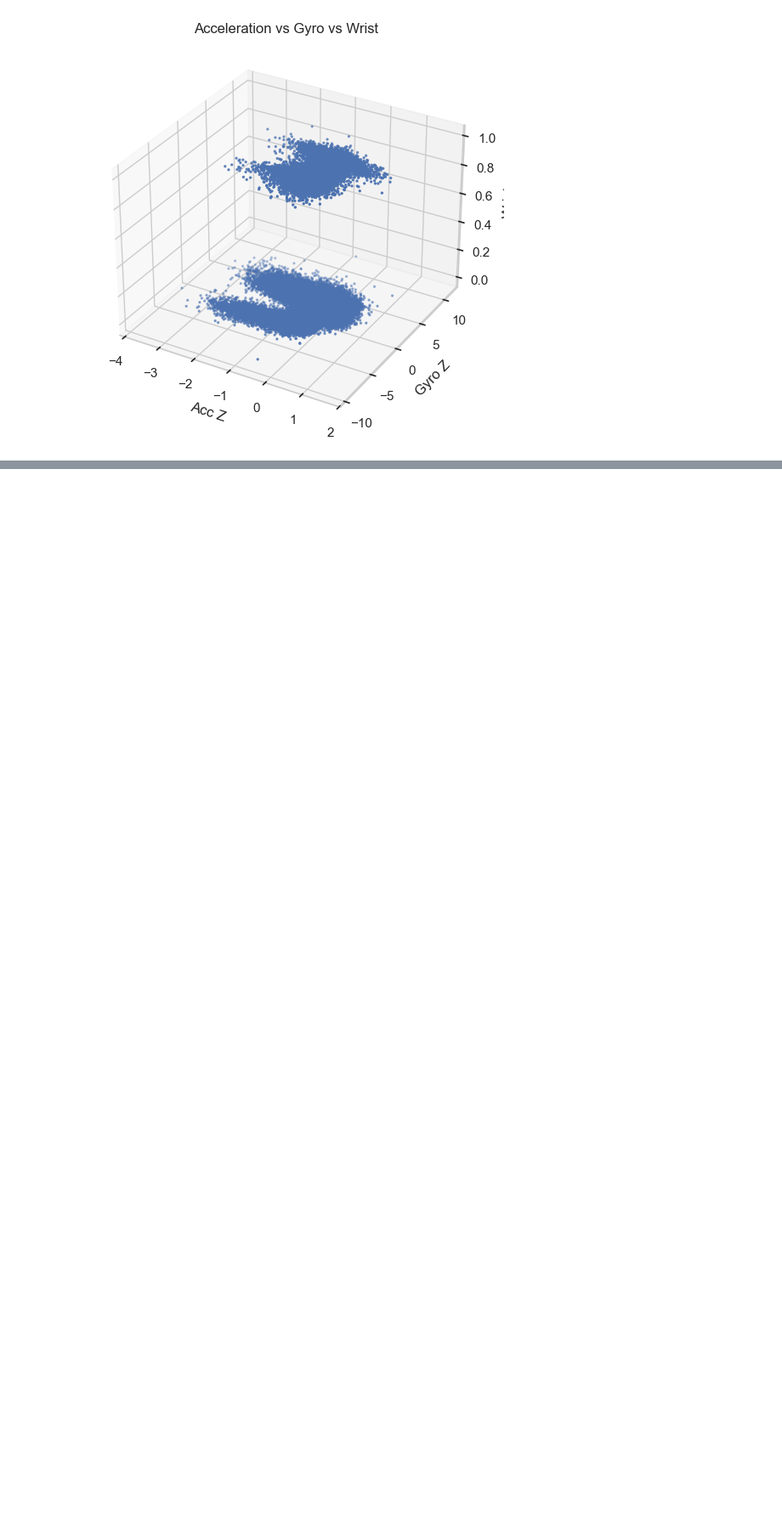
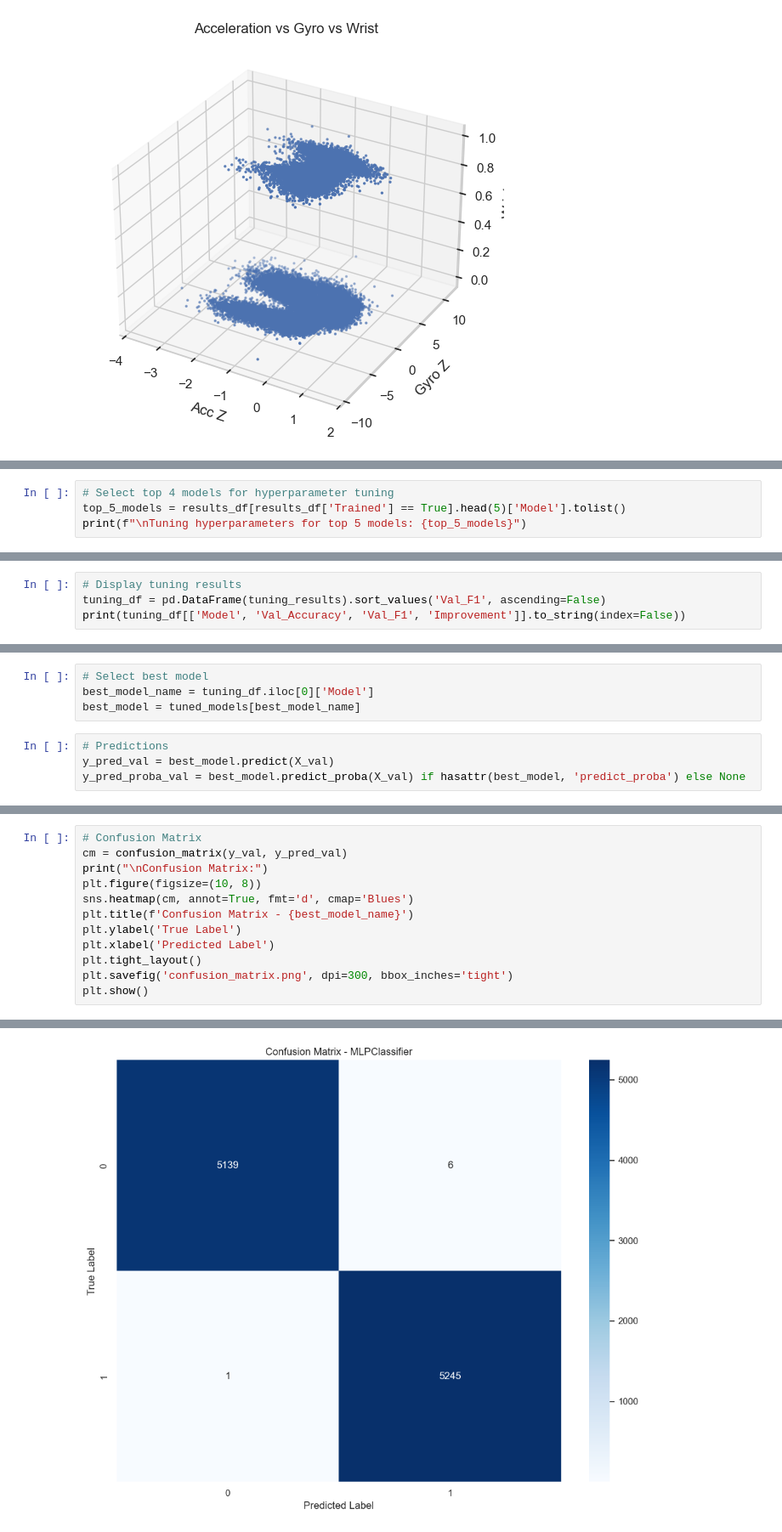
Before and after one commit to dragonbuyareshi/MMC-ML, a Jupyter notebook: StructuredData/Walk Run Class/WRC.ipynb, the cells around one changed output, grey strips where cells are left out. Shown at 85% size. Cells and saved outputs as stored; diff of their text form; blank space fills up the shorter version.

```diff
--- a/StructuredData/Walk Run Class/WRC.ipynb
+++ b/StructuredData/Walk Run Class/WRC.ipynb
@@ -482,0 +1159,4 @@ plt.show()
+# %%
+# Select top 4 models for hyperparameter tuning
+top_5_models = results_df[results_df['Trained'] == True].head(5)['Model'].tolist()
+print(f"\nTuning hyperparameters for top 5 models: {top_5_models}")
@@ -482,0 +1280,4 @@ plt.show()
+# %%
+# Display tuning results
+tuning_df = pd.DataFrame(tuning_results).sort_values('Val_F1', ascending=False)
+print(tuning_df[['Model', 'Val_Accuracy', 'Val_F1', 'Improvement']].to_string(index=False))
@@ -482,0 +1296,8 @@ plt.show()
+# %%
+# Select best model
+best_model_name = tuning_df.iloc[0]['Model']
+best_model = tuned_models[best_model_name]
+# %%
+# Predictions
+y_pred_val = best_model.predict(X_val)
+y_pred_proba_val = best_model.predict_proba(X_val) if hasattr(best_model, 'predict_proba') else None
@@ -482,0 +1318,13 @@ plt.show()
+# %%
+# Confusion Matrix
+cm = confusion_matrix(y_val, y_pred_val)
+print("\nConfusion Matrix:")
+plt.figure(figsize=(10, 8))
+sns.heatmap(cm, annot=True, fmt='d', cmap='Blues')
+plt.title(f'Confusion Matrix - {best_model_name}')
+plt.ylabel('True Label')
+plt.xlabel('Predicted Label')
+plt.tight_layout()
+plt.savefig('confusion_matrix.png', dpi=300, bbox_inches='tight')
+plt.show()
+# %% [output]
@@ -482,0 +1332 @@ plt.show()
+[figure, added]
```
Also changed, not shown: parts of 110 cells of this notebook, 3 other files.
